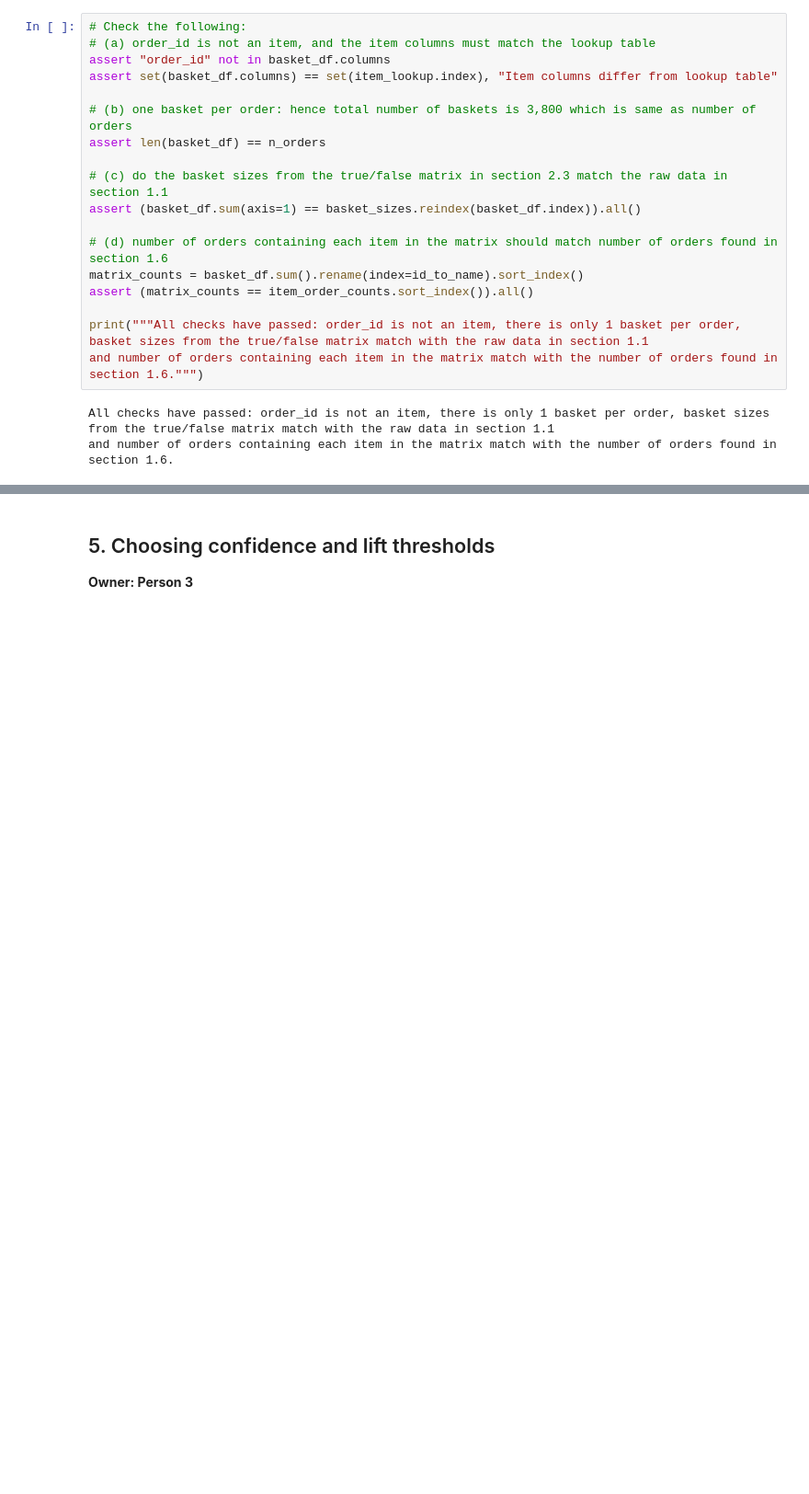
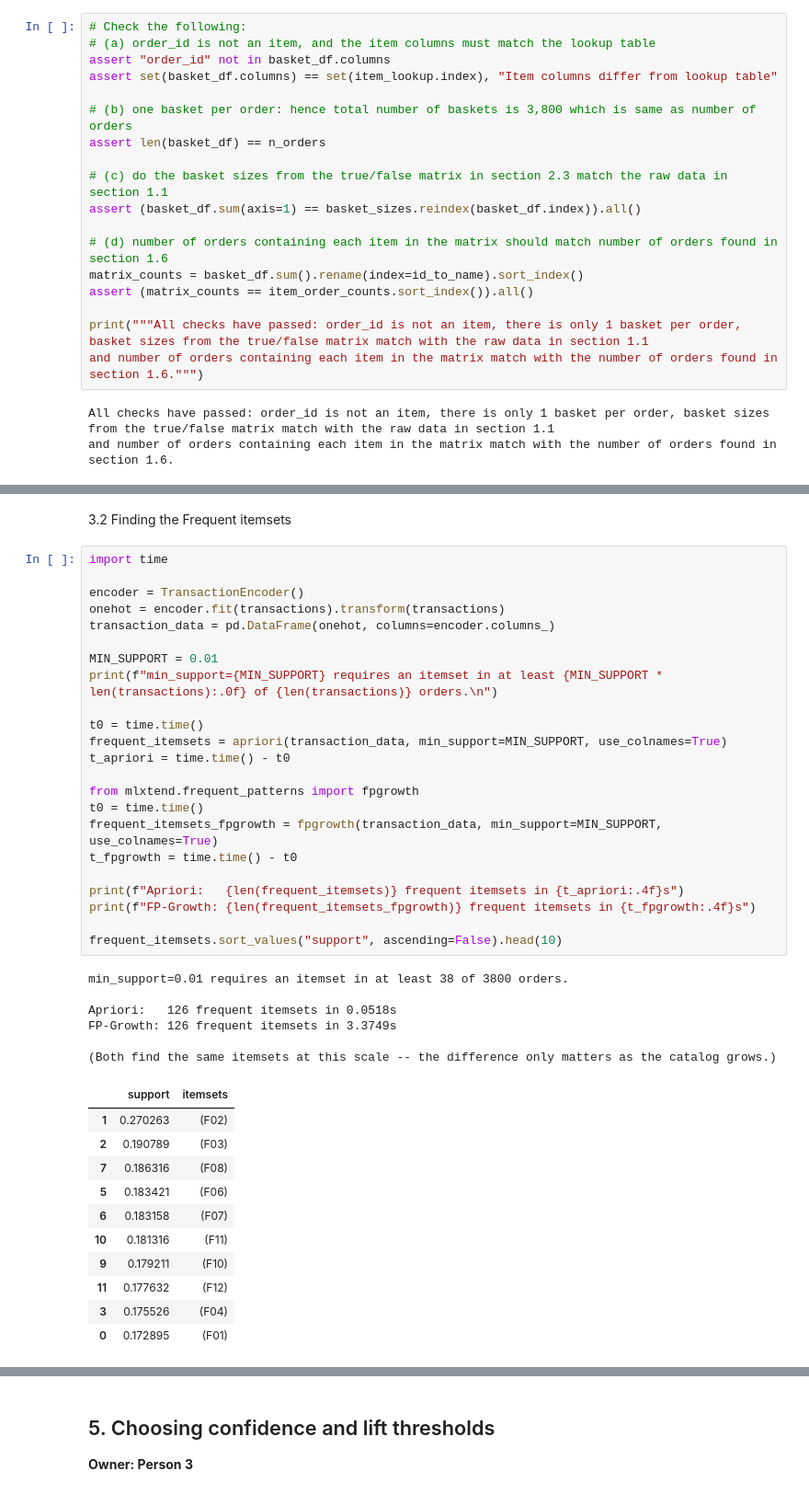
Before and after one commit to tanuiivy/bbt4106-202604-D4-association-rules, a Jupyter notebook: lab_submission/bbt4106-202604-D4-association-rules.ipynb, the cells around one changed output, grey strips where cells are left out. Shown at 92% size. Saved outputs shown, nothing was run; the diff lists cells and outputs as text; blank space fills up the shorter version.

```diff
--- a/lab_submission/bbt4106-202604-D4-association-rules.ipynb
+++ b/lab_submission/bbt4106-202604-D4-association-rules.ipynb
@@ -449,0 +493,43 @@ and number of orders containing each item in the matrix match with the number of
+# %% [markdown]
+3.2 Finding the Frequent itemsets
+# %%
+import time
+
+encoder = TransactionEncoder()
+onehot = encoder.fit(transactions).transform(transactions)
+transaction_data = pd.DataFrame(onehot, columns=encoder.columns_)
+
+MIN_SUPPORT = 0.01
+print(f"min_support={MIN_SUPPORT} requires an itemset in at least {MIN_SUPPORT * len(transactions):.0f} of {len(transactions)} orders.\n")
+
+t0 = time.time()
+frequent_itemsets = apriori(transaction_data, min_support=MIN_SUPPORT, use_colnames=True)
+t_apriori = time.time() - t0
+
+from mlxtend.frequent_patterns import fpgrowth
+t0 = time.time()
+frequent_itemsets_fpgrowth = fpgrowth(transaction_data, min_support=MIN_SUPPORT, use_colnames=True)
+t_fpgrowth = time.time() - t0
+
+print(f"Apriori:   {len(frequent_itemsets)} frequent itemsets in {t_apriori:.4f}s")
+print(f"FP-Growth: {len(frequent_itemsets_fpgrowth)} frequent itemsets in {t_fpgrowth:.4f}s")
+
+frequent_itemsets.sort_values("support", ascending=False).head(10)
+# %% [output]
+min_support=0.01 requires an itemset in at least 38 of 3800 orders.
+
+Apriori:   126 frequent itemsets in 0.0518s
+FP-Growth: 126 frequent itemsets in 3.3749s
+
+(Both find the same itemsets at this scale -- the difference only matters as the catalog grows.)
+|  | support | itemsets |
+| 1 | 0.270263 | (F02) |
+| 2 | 0.190789 | (F03) |
+| 7 | 0.186316 | (F08) |
+| 5 | 0.183421 | (F06) |
+| 6 | 0.183158 | (F07) |
+| 10 | 0.181316 | (F11) |
+| 9 | 0.179211 | (F10) |
+| 11 | 0.177632 | (F12) |
+| 3 | 0.175526 | (F04) |
+| 0 | 0.172895 | (F01) |
```
Also changed, not shown: parts of 10 cells of this notebook.
